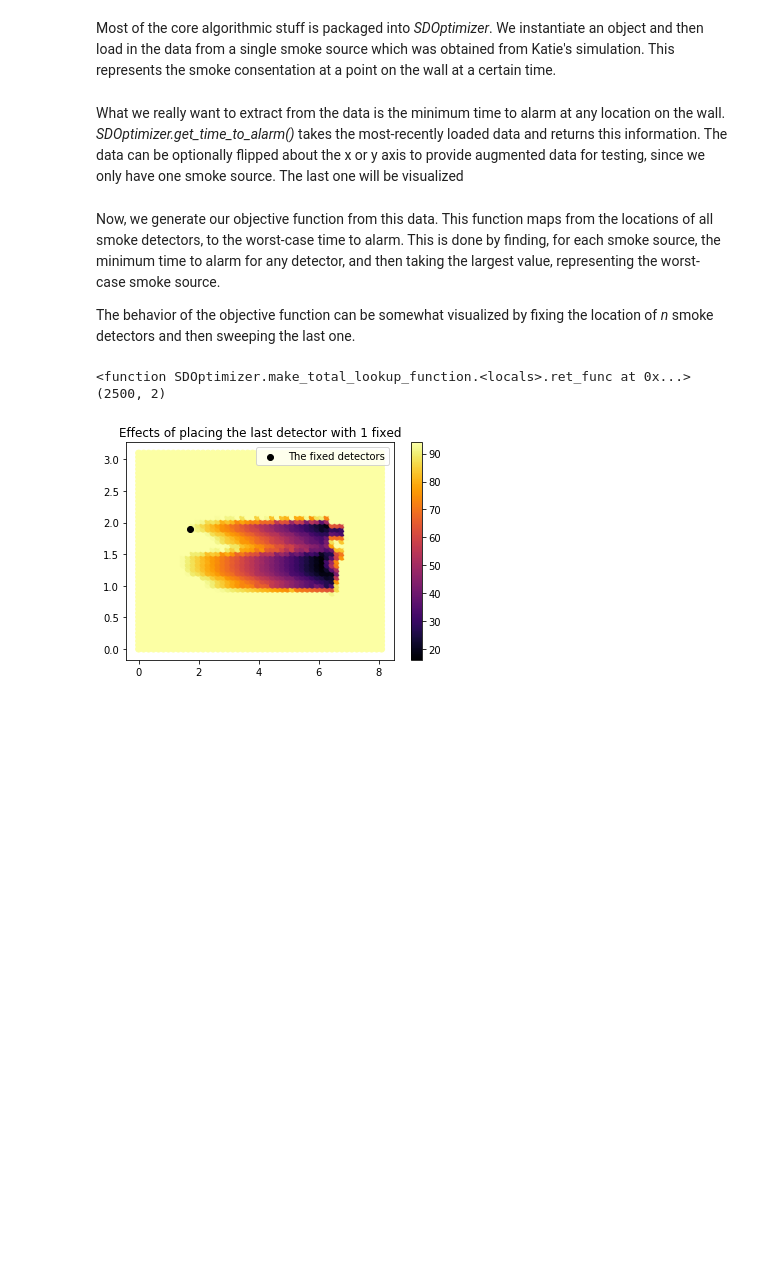
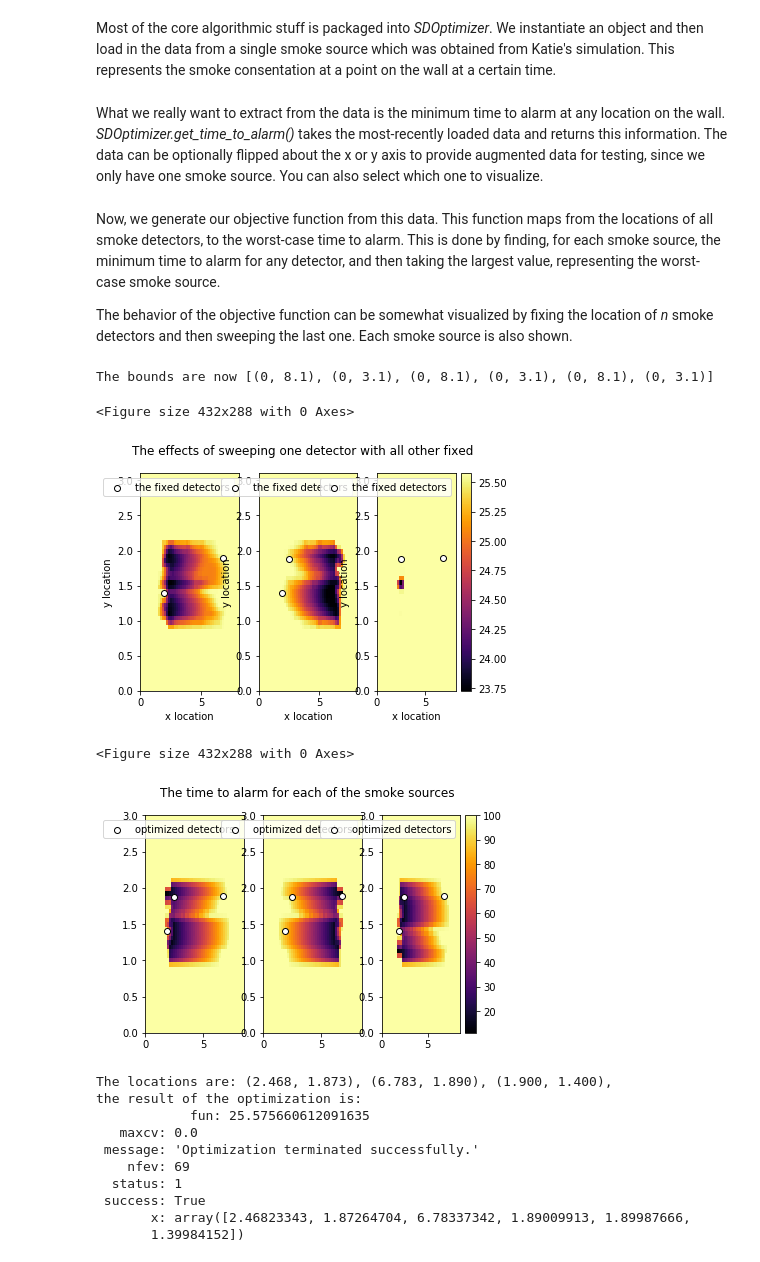
Before and after one commit to russelldj/SmokeDetectorOptimization, a Jupyter notebook: StreamlinedExperiments.ipynb, the cells around one changed output. Cells and saved outputs as stored; diff of their text form; code cells hidden in the pictures; blank space fills up the shorter version.

Commit message:
Somewhat polished example, better visualization.

```diff
--- a/StreamlinedExperiments.ipynb
+++ b/StreamlinedExperiments.ipynb
@@ -6,22 +7,36 @@ DATA_FILE = "exportUSLab.csv"  # Points to the data Katie gave us
 SDO = SDOptimizer()
 SDO.load_data(DATA_FILE)
 # %% [markdown]
-What we really want to extract from the data is the minimum time to alarm at any location on the wall. _SDOptimizer.get_time_to_alarm()_ takes the most-recently loaded data and returns this information. The data can be optionally flipped about the x or y axis to provide augmented data for testing, since we only have one smoke source. The last one will be visualized
+What we really want to extract from the data is the minimum time to alarm at any location on the wall. _SDOptimizer.get_time_to_alarm()_ takes the most-recently loaded data and returns this information. The data can be optionally flipped about the x or y axis to provide augmented data for testing, since we only have one smoke source. You can also select which one to visualize.
 # %%
 source1 = SDO.get_time_to_alarm(False, False) # the default value of flip is false, so this is simply included for clarity
 source2 = SDO.get_time_to_alarm(True, False) # flip about the x axis
+source3 = SDO.get_time_to_alarm(False, True) # flip about the x axis
 # %% [markdown]
 Now, we generate our objective function from this data. This function maps from the locations of all smoke detectors, to the worst-case time to alarm. This is done by finding, for each smoke source, the minimum time to alarm for any detector, and then taking the largest value, representing the worst-case smoke source.
 
-The behavior of the objective function can be somewhat visualized by fixing the location of _n_ smoke detectors and then sweeping the last one.
+The behavior of the objective function can be somewhat visualized by fixing the location of _n_ smoke detectors and then sweeping the last one. Each smoke source is also shown.
 # %%
-smoke_sources = [source1, source2]
+smoke_sources = [source1, source2, source3]
 fixed_detector = [1.70799994, 1.89999998]
 bounds =  [0, 8.1, 0, 3.1]
+initialization = [1.70799994, 1.89999998, 6.83200002, 1.89999998, 1.9, 1.4]
 
-total_objective_func = SDO.make_total_lookup_function(smoke_sources)
-SDO.plot_sweep([source1, source2], fixed_detector, bounds)
+description = SDO.optimize(smoke_sources, bounds, initialization)
+print("the result of the optimization is:\n {}".format(description))
 # %% [output]
-<function SDOptimizer.make_total_lookup_function.<locals>.ret_func at 0x...>
-(2500, 2)
+The bounds are now [(0, 8.1), (0, 3.1), (0, 8.1), (0, 3.1), (0, 8.1), (0, 3.1)]
+<Figure size 432x288 with 0 Axes>
-[figure, old version]
+[figure, new version]
+<Figure size 432x288 with 0 Axes>
+[figure, added]
+The locations are: (2.468, 1.873), (6.783, 1.890), (1.900, 1.400),
+the result of the optimization is:
+            fun: 25.575660612091635
+   maxcv: 0.0
+ message: 'Optimization terminated successfully.'
+    nfev: 69
+  status: 1
+ success: True
+       x: array([2.46823343, 1.87264704, 6.78337342, 1.89009913, 1.89987666,
+       1.39984152])
```
Also changed, not shown: parts of 9 cells of this notebook, 1 other file.
